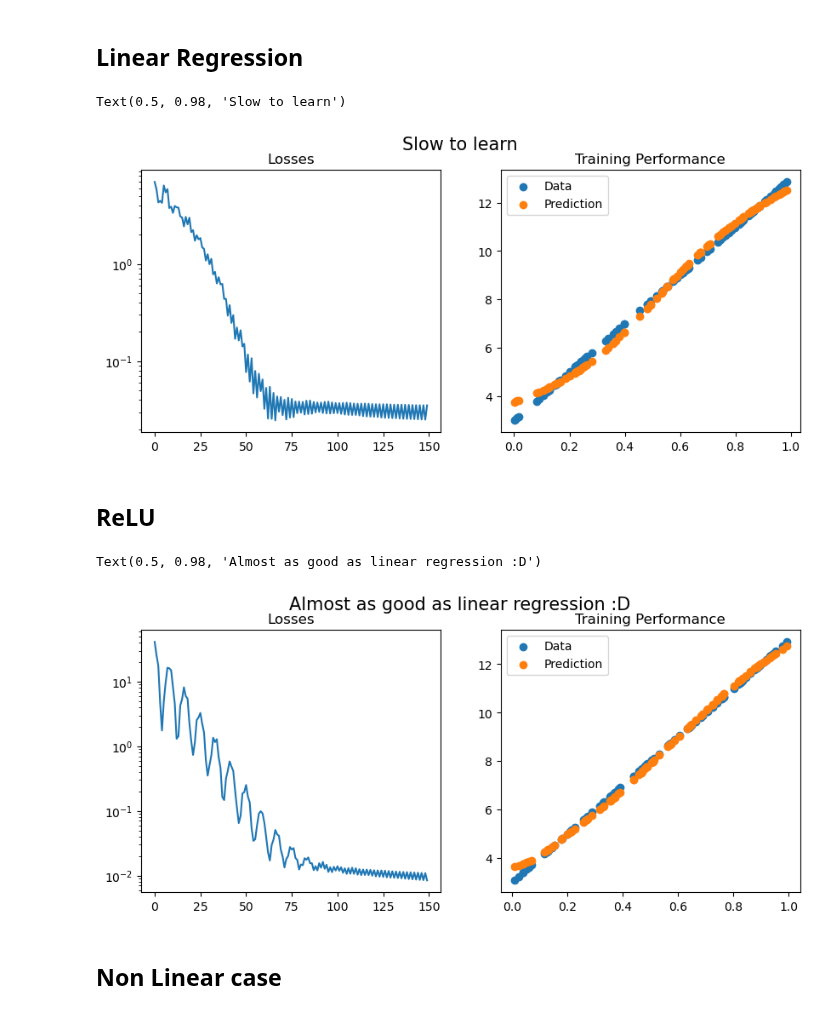
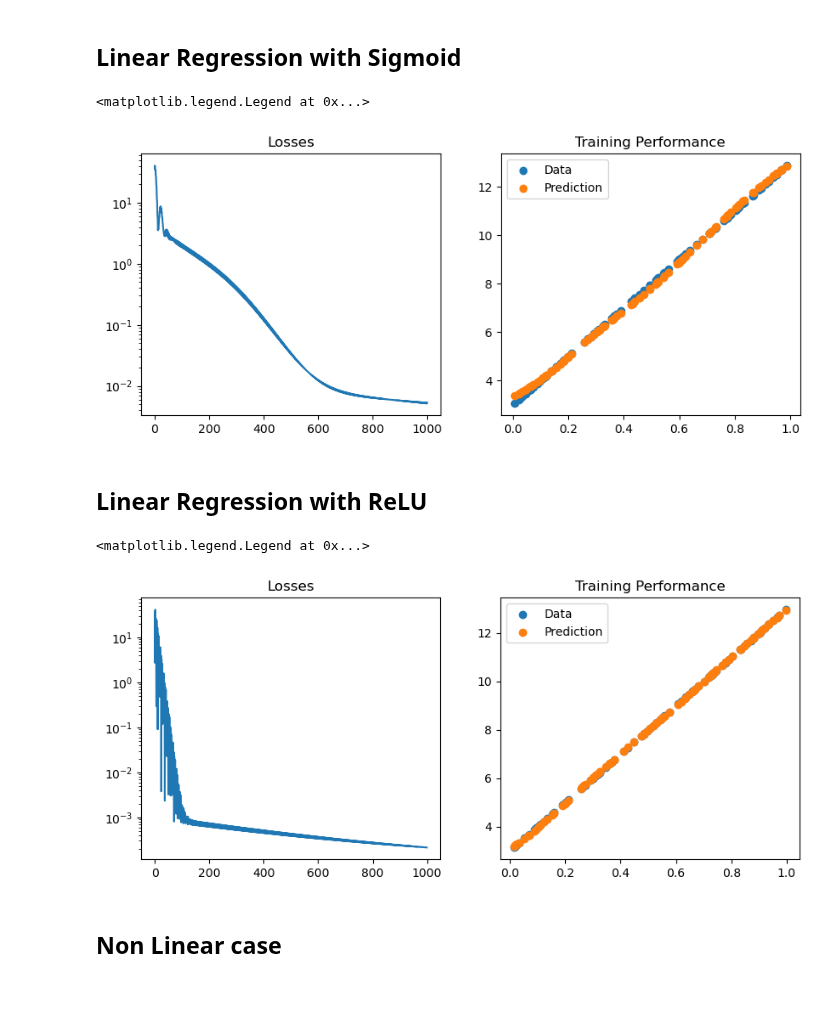
Before and after one commit to emenier/backpropagation, a Jupyter notebook: backpropagation_numpy.ipynb, the cells around one changed output. Cells and saved outputs as stored; diff of their text form; code cells hidden in the pictures.

```diff
--- a/backpropagation_numpy.ipynb
+++ b/backpropagation_numpy.ipynb
@@ -22,7 +98,7 @@ class Sigmoid():
     def jac(self,z):
         a = self(z)
         prime = a*(1-a)
-        return [np.diag(p) for p in prime]
+        return prime
 
 class ReLU():
 
@@ -34,7 +110,7 @@ class ReLU():
 
         temp = np.zeros(z.shape)
         temp[z>0.] = 1
-        return [np.diag(t) for t in temp]
+        return temp
 
 class Identity():
 
@@ -42,6 +118,6 @@ class Identity():
         return z
 
     def jac(self,z):
-        return [np.eye(len(z_i)) for z_i in z]
+        return np.ones(z.shape)
 # %% [markdown]
 ## The Fully Connected Layer
@@ -52,6 +136,9 @@ class Linear():
         self.d_in, self.d_out = d_in, d_out
         self.w = init * np.random.randn(d_in*d_out).reshape(d_in,d_out)
         self.b = init * np.random.randn(1,d_out)
+        #x=np.sqrt(6/(d_in+d_out))
+        #self.w = init * np.random.uniform(-x,x,size=d_in*d_out).reshape(d_in,d_out)
+        #self.b = np.zeros((1,d_out))
         self.act = act
 
         self.beta = beta
@@ -66,30 +153,25 @@ class Linear():
 
     def adjoint_step(self,z,mu):
 
+        # Gradient wrt x
+        da_dz = self.act.jac(z)
+        grad = [da.reshape(-1,1)*self.w.T for da in da_dz]
+        vjp_x = np.einsum('bi,bij->bj',mu,np.stack(grad))
 
-        da_dz = self.act.jac(z)
-        grad = [np.matmul(da,self.w.T) for da in da_dz]
-        vjp_x = np.stack([mu_i.dot(grad_i) for (mu_i,grad_i) in zip(mu,grad)])
-
-
-        dz_dw = [self.get_weights_jacobian(x_i) for x_i in self.x]
-        grad_w = [da.dot(dz) for (da,dz) in zip(da_dz,dz_dw)]
-        dl_dw = np.array([mu_i.dot(grad) for (mu_i,grad) in zip(mu,grad_w)]).mean(0)
+        # Gradient wrt W
+        grad_w = [da.reshape(-1,1)*x_i for (da,x_i) in zip(da_dz,self.x)]
+        dl_dw = np.stack(
+            [(mu_i.reshape(-1,1)*grad_i).reshape(-1) for (mu_i,grad_i) in zip(mu,grad_w)]).mean(0)
         self.dl_dw = -dl_dw.reshape(self.d_out,self.d_in).T
 
-        dz_db = np.eye(self.d_out)
-        grad_b = [da.dot(dz_db) for da in da_dz]
-        dl_db = np.array([mu_i.dot(grad) for (mu_i,grad) in zip(mu,grad_b)]).mean(0)
+        # Gradient wrt B
+        dl_db = np.stack([mu_i*da_i for (mu_i,da_i) in zip(mu,da_dz)]).mean(0)
         self.dl_db = -dl_db.reshape(1,-1)
 
         return vjp_x
-    def get_weights_jacobian(self,x_i):
-        # There must be a better way !
-        line = np.zeros(self.d_in*self.d_out)
-        line[:x_i.shape[0]] = x_i
-        return np.stack([np.roll(line,i*self.d_in) for i in range(self.d_out)])
 
     def gradient_step(self,lr,wd=0.):
+        # Simple momentum scheme with potential weight decay
         self.ema_w = self.beta * self.ema_w + (1-self.beta) * (self.dl_dw + wd * self.w)
         self.ema_b = self.beta * self.ema_b + (1-self.beta) * (self.dl_db + wd * self.b)
 
@@ -129,14 +227,14 @@ class MSELoss():
         adjoint_state = -(1/x.shape[0]) * (x-y)
         return loss, adjoint_state
 # %% [markdown]
-## Linear Regression
+## Linear Regression with Sigmoid
 # %%
 x = np.random.uniform(0.,1.,size=100).reshape(-1,1)
 y = 10*x +3
 sizes = [1,64,128,64,1]
 lossfunc = MSELoss()
 network = MLP(sizes,act=Sigmoid())
-lr = 1
+lr = 1e-1
 wd = 1e-4
 losses = []
 batch_size = 50
@@ -154,21 +252,20 @@ for i in pbar:
 # %%
 out = network(x)
 fig, axs= plt.subplots(ncols=2,figsize=(10,4))
 plt.sca(axs[0])
 plt.semilogy(losses)
 plt.title('Losses')
 plt.sca(axs[1])
 plt.title('Training Performance')
 
 plt.scatter(x,y,label='Data')
 plt.scatter(x,out,label='Prediction')
 plt.legend()
-fig.suptitle('Slow to learn',fontsize=15)
 # %% [output]
-Text(0.5, 0.98, 'Slow to learn')
+<matplotlib.legend.Legend at 0x...>
-[figure, old version]
+[figure, new version]
 # %% [markdown]
-## ReLU
+## Linear Regression with ReLU
 # %%
 x = np.random.uniform(0.,1.,size=100).reshape(-1,1)
 y = 10*x +3
@@ -202,10 +299,9 @@ plt.title('Training Performance')
 plt.scatter(x,y,label='Data')
 plt.scatter(x,out,label='Prediction')
 plt.legend()
-fig.suptitle('Almost as good as linear regression :D',fontsize=15)
 # %% [output]
-Text(0.5, 0.98, 'Almost as good as linear regression :D')
+<matplotlib.legend.Legend at 0x...>
-[figure, old version]
+[figure, new version]
 # %% [markdown]
 ## Non Linear case
 # %%
```
Also changed, not shown: parts of 18 cells of this notebook, 9 other files.
